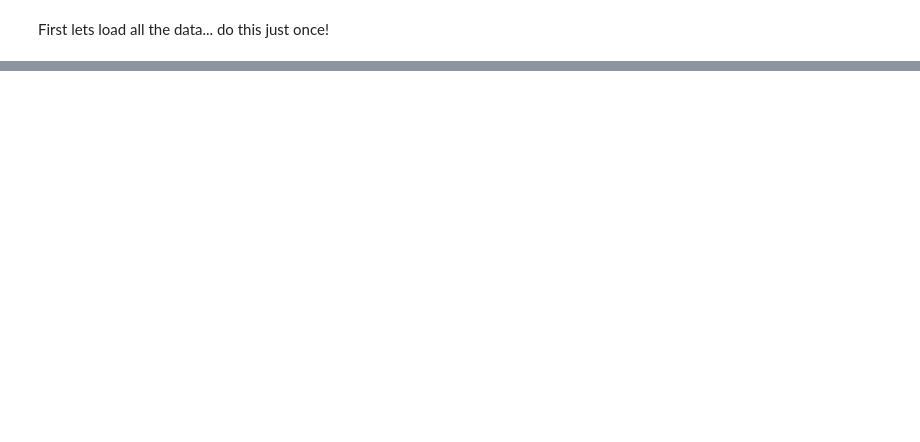
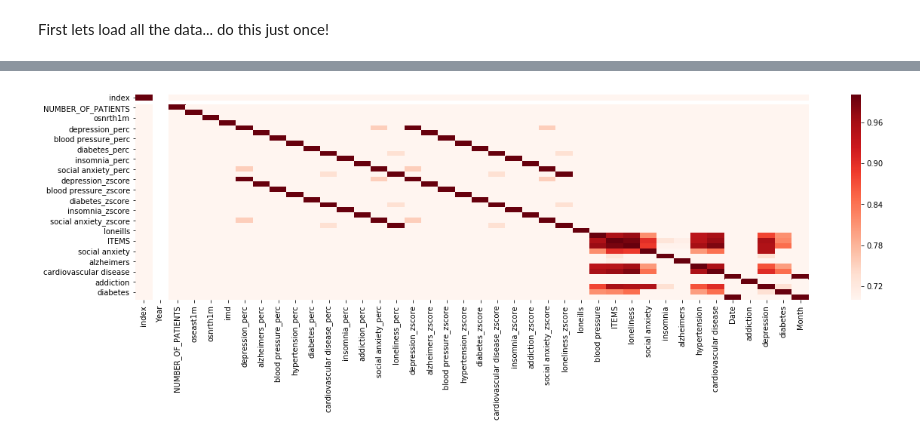
Before and after one commit to sseifeln/JGI, a Jupyter notebook: LanaGeo.ipynb, the cells around one changed output, grey strips where cells are left out. Drawn from its saved outputs; the diff is of its cells as text; code cells hidden in the pictures; blank space fills up the shorter version.

```diff
--- a/LanaGeo.ipynb
+++ b/LanaGeo.ipynb
@@ -49,3 +90,11 @@ insom=proc_data['insomnia_zscore']
+# %%
+df = agg.loc[ np.abs(agg['loneliness_zscore'] -meanScore) < 5*stdScore ]
+plt.figure(figsize=(20,5))
+correlations = df.corr()
+sns.heatmap(correlations, vmin=0.7, vmax=1 , cmap='Reds')
+plt.show()
+# %% [output]
+[figure, added]
 # %%
 proc_data.dtypes
 # %%
```
Also changed, not shown: parts of 13 cells of this notebook, 1 other file.
